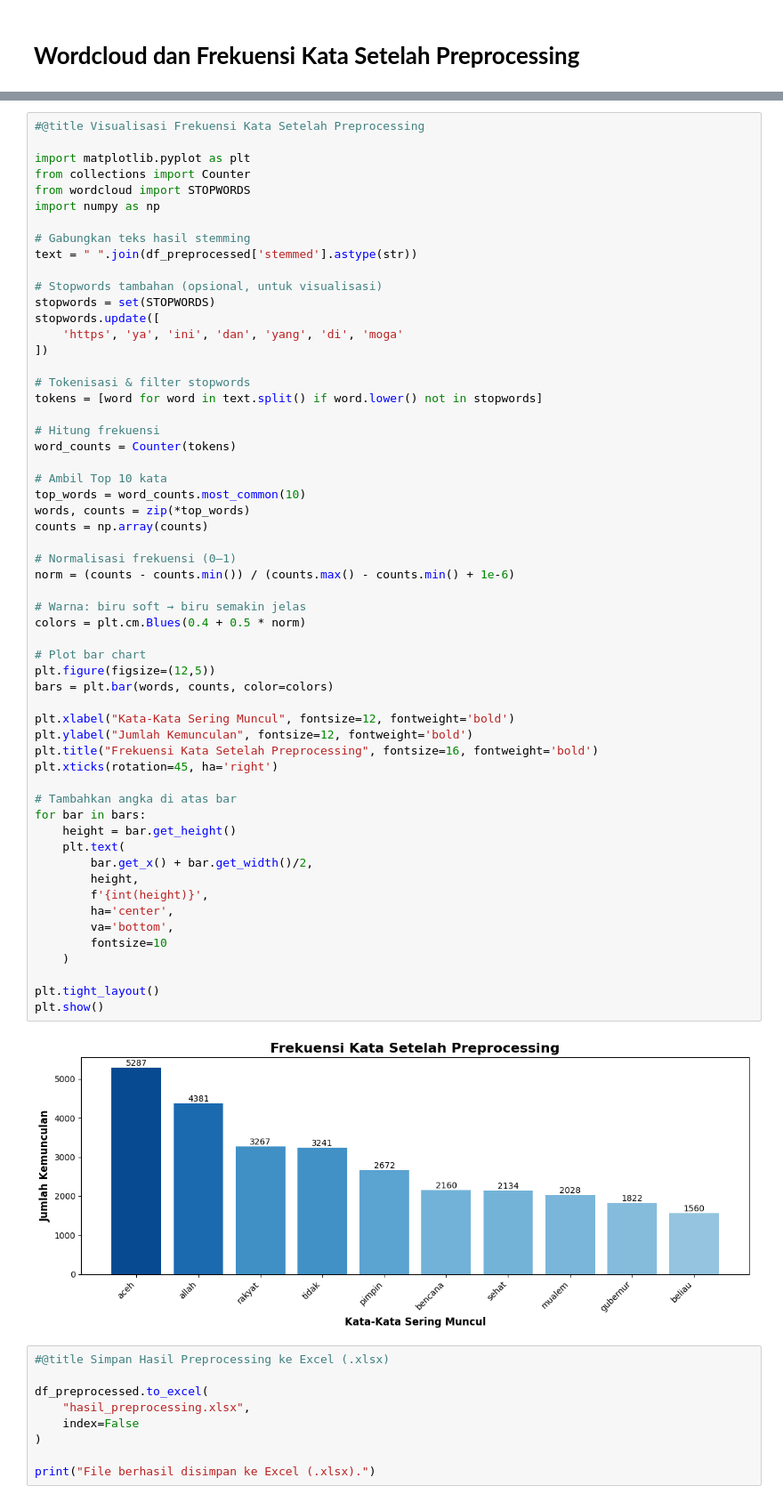
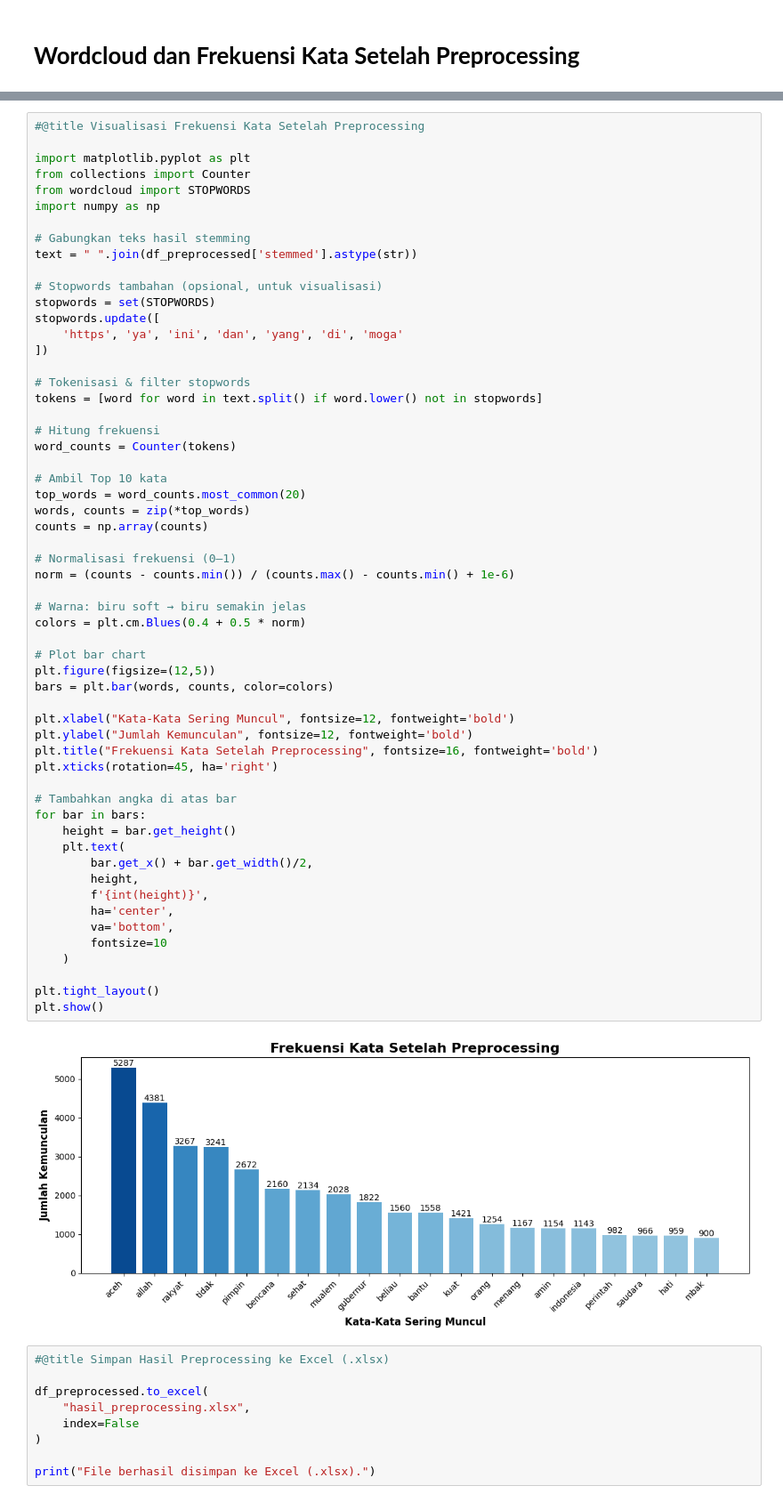
Before and after one commit to Hardikasetiyawann/svm-web-app, a Jupyter notebook: modelling/klasifikasi_topik_and_sentimen.ipynb, the cells around one changed output, grey strips where cells are left out. Shown at 89% size. Drawn from its saved outputs; the diff is of its cells as text.

```diff
--- a/modelling/klasifikasi_topik_and_sentimen.ipynb
+++ b/modelling/klasifikasi_topik_and_sentimen.ipynb
@@ -838,41 +838,41 @@ tokens = [word for word in text.split() if word.lower() not in stopwords]
 word_counts = Counter(tokens)
 
 # Ambil Top 10 kata
-top_words = word_counts.most_common(10)
+top_words = word_counts.most_common(20)
 words, counts = zip(*top_words)
 counts = np.array(counts)
 
 # Normalisasi frekuensi (0–1)
 norm = (counts - counts.min()) / (counts.max() - counts.min() + 1e-6)
 
 # Warna: biru soft → biru semakin jelas
 colors = plt.cm.Blues(0.4 + 0.5 * norm)
 
 # Plot bar chart
 plt.figure(figsize=(12,5))
 bars = plt.bar(words, counts, color=colors)
 
 plt.xlabel("Kata-Kata Sering Muncul", fontsize=12, fontweight='bold')
 plt.ylabel("Jumlah Kemunculan", fontsize=12, fontweight='bold')
 plt.title("Frekuensi Kata Setelah Preprocessing", fontsize=16, fontweight='bold')
 plt.xticks(rotation=45, ha='right')
 
 # Tambahkan angka di atas bar
 for bar in bars:
     height = bar.get_height()
     plt.text(
         bar.get_x() + bar.get_width()/2,
         height,
         f'{int(height)}',
         ha='center',
         va='bottom',
         fontsize=10
     )
 
 plt.tight_layout()
 plt.show()
 # %% [output]
-[figure, old version]
+[figure, new version]
 # %%
 #@title Simpan Hasil Preprocessing ke Excel (.xlsx)
 
```
Also changed, not shown: parts of 2 cells of this notebook, 5 other files.
